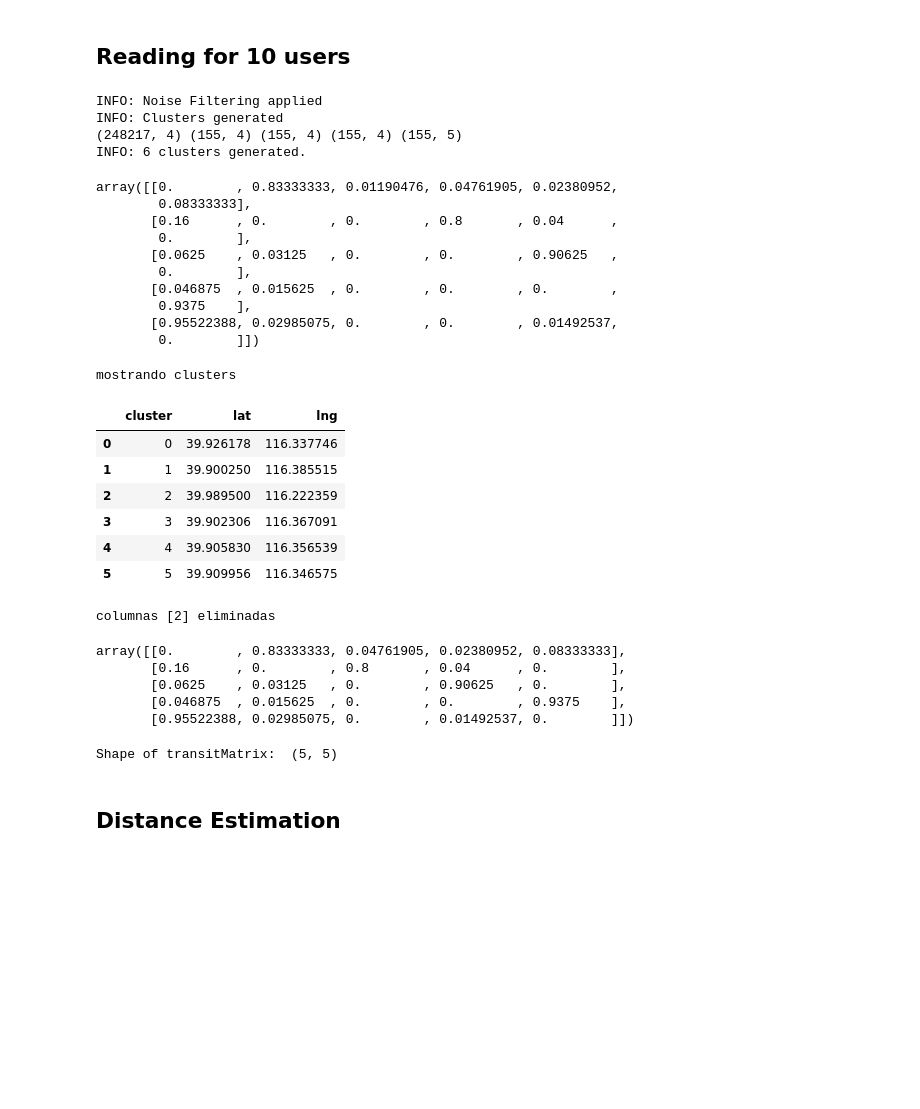
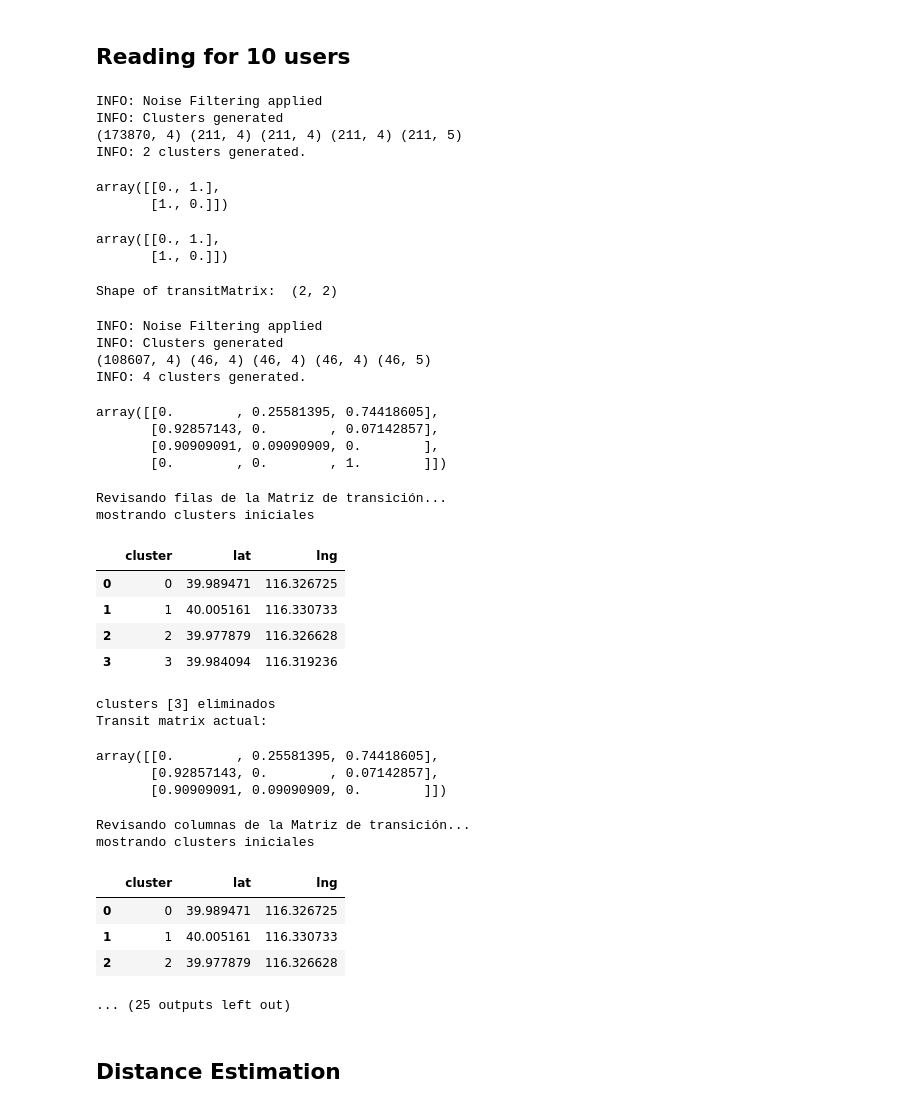
Before and after one commit to GabrielPila/skmob_mmc_mobility, a Jupyter notebook: notebooks/02_MMC_multiple_tdfs.ipynb, the cells around one changed output. Drawn from its saved outputs; the diff is of its cells as text; code cells hidden in the pictures; blank space fills up the shorter version.

```diff
--- a/notebooks/02_MMC_multiple_tdfs.ipynb
+++ b/notebooks/02_MMC_multiple_tdfs.ipynb
@@ -162,6 +162,8 @@ def get_mmc_clusters_stavectors(geo):
     return clusters, m
 # %% [markdown]
 ## Reading for 10 users
+# %%
+geo_columns = ['user', 'hour', 'lat', 'lng']
 # %%
 # Reading 10 frames
 data = pd.read_csv('../data/geo_000_009.csv.zip')
@@ -173,45 +175,52 @@ data = data[geo_columns]
 # %%
 # Extraction of clusters
 geo_clusters = {}
 geo_clusters_img = {}
 users = sorted(data['user'].unique())
-for user in [2]:#users:#tqdm(users):
+for user in tqdm(users):
     #try:
     geo = data[data['user']==user].reset_index(drop=True).copy()
 
     clusters, m = get_mmc_clusters_stavectors(geo)
 
     geo_clusters[user] = clusters
     geo_clusters_img[user] = m
     #except:
         #pass
 # %% [output]
 INFO: Noise Filtering applied
 INFO: Clusters generated
-(248217, 4) (155, 4) (155, 4) (155, 4) (155, 5)
-INFO: 6 clusters generated.
+(173870, 4) (211, 4) (211, 4) (211, 4) (211, 5)
+INFO: 2 clusters generated.
-array([[0.        , 0.83333333, 0.01190476, 0.04761905, 0.02380952,
-        0.08333333],
-       [0.16      , 0.        , 0.        , 0.8       , 0.04      ,
-        0.        ],
-       [0.0625    , 0.03125   , 0.        , 0.        , 0.90625   ,
-        0.        ],
-       [0.046875  , 0.015625  , 0.        , 0.        , 0.        ,
-        0.9375    ],
-       [0.95522388, 0.02985075, 0.        , 0.        , 0.01492537,
-        0.        ]])
+array([[0., 1.],
+       [1., 0.]])
-mostrando clusters
+array([[0., 1.],
+       [1., 0.]])
-|  | cluster | lat | lng |
-| 0 | 0 | 39.926178 | 116.337746 |
-| 1 | 1 | 39.900250 | 116.385515 |
-| 2 | 2 | 39.989500 | 116.222359 |
-| 3 | 3 | 39.902306 | 116.367091 |
-| 4 | 4 | 39.905830 | 116.356539 |
-| 5 | 5 | 39.909956 | 116.346575 |
-columnas [2] eliminadas
+Shape of transitMatrix:  (2, 2)
-array([[0.        , 0.83333333, 0.04761905, 0.02380952, 0.08333333],
-       [0.16      , 0.        , 0.8       , 0.04      , 0.        ],
-       [0.0625    , 0.03125   , 0.        , 0.90625   , 0.        ],
-       [0.046875  , 0.015625  , 0.        , 0.        , 0.9375    ],
-       [0.95522388, 0.02985075, 0.        , 0.01492537, 0.        ]])
+INFO: Noise Filtering applied
+INFO: Clusters generated
+(108607, 4) (46, 4) (46, 4) (46, 4) (46, 5)
+INFO: 4 clusters generated.
-Shape of transitMatrix:  (5, 5)
+array([[0.        , 0.25581395, 0.74418605],
+       [0.92857143, 0.        , 0.07142857],
+       [0.90909091, 0.09090909, 0.        ],
+       [0.        , 0.        , 1.        ]])
+Revisando filas de la Matriz de transición...
+mostrando clusters iniciales
+|  | cluster | lat | lng |
+| 0 | 0 | 39.989471 | 116.326725 |
+| 1 | 1 | 40.005161 | 116.330733 |
+| 2 | 2 | 39.977879 | 116.326628 |
+| 3 | 3 | 39.984094 | 116.319236 |
+clusters [3] eliminados
+Transit matrix actual:
+array([[0.        , 0.25581395, 0.74418605],
+       [0.92857143, 0.        , 0.07142857],
+       [0.90909091, 0.09090909, 0.        ]])
+Revisando columnas de la Matriz de transición...
+mostrando clusters iniciales
+|  | cluster | lat | lng |
+| 0 | 0 | 39.989471 | 116.326725 |
+| 1 | 1 | 40.005161 | 116.330733 |
+| 2 | 2 | 39.977879 | 116.326628 |
+... (25 outputs left out)
```
Also changed, not shown: parts of 1 cell of this notebook, 1 other file.
